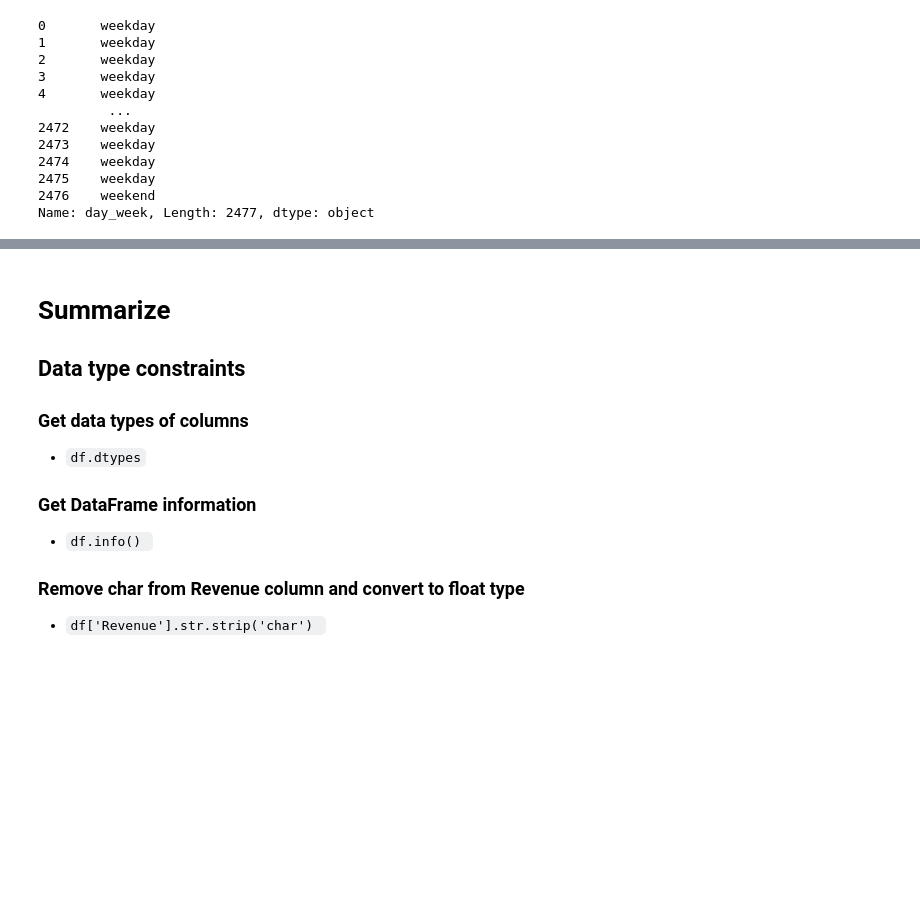
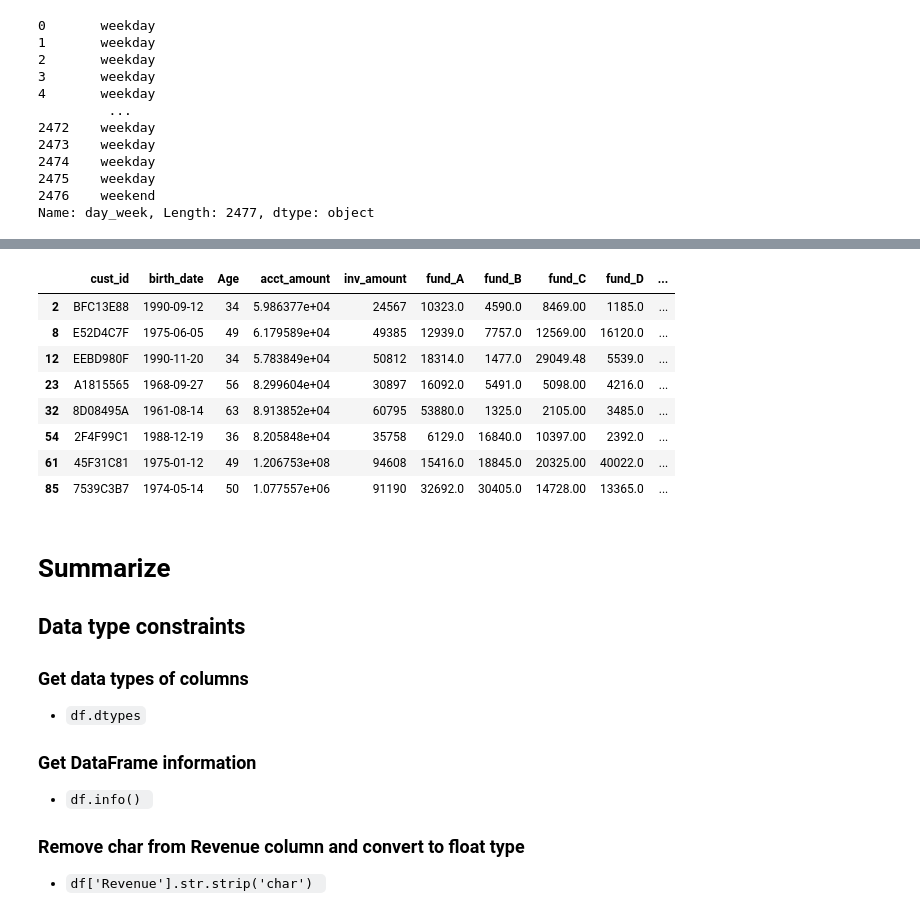
Before and after one commit to MahmoudNamNam/Importing-and-Cleaning-Data, a Jupyter notebook: CleaningData.ipynb, the cells around one changed output, grey strips where cells are left out. Cells and saved outputs as stored; diff of their text form; code cells hidden in the pictures; blank space fills up the shorter version.

```diff
--- a/CleaningData.ipynb
+++ b/CleaningData.ipynb
@@ -426,0 +683,13 @@ Name: day_week, Length: 2477, dtype: object
+# %%
+consistent_age = users[age_equ]
+consistent_age
+# %% [output]
+|  | cust_id | birth_date | Age | acct_amount | inv_amount | fund_A | fund_B | fund_C | fund_D | ... |
+| 2 | BFC13E88 | 1990-09-12 | 34 | 5.986377e+04 | 24567 | 10323.0 | 4590.0 | 8469.00 | 1185.0 | ... |
+| 8 | E52D4C7F | 1975-06-05 | 49 | 6.179589e+04 | 49385 | 12939.0 | 7757.0 | 12569.00 | 16120.0 | ... |
+| 12 | EEBD980F | 1990-11-20 | 34 | 5.783849e+04 | 50812 | 18314.0 | 1477.0 | 29049.48 | 5539.0 | ... |
+| 23 | A1815565 | 1968-09-27 | 56 | 8.299604e+04 | 30897 | 16092.0 | 5491.0 | 5098.00 | 4216.0 | ... |
+| 32 | 8D08495A | 1961-08-14 | 63 | 8.913852e+04 | 60795 | 53880.0 | 1325.0 | 2105.00 | 3485.0 | ... |
+| 54 | 2F4F99C1 | 1988-12-19 | 36 | 8.205848e+04 | 35758 | 6129.0 | 16840.0 | 10397.00 | 2392.0 | ... |
+| 61 | 45F31C81 | 1975-01-12 | 49 | 1.206753e+08 | 94608 | 15416.0 | 18845.0 | 20325.00 | 40022.0 | ... |
+| 85 | 7539C3B7 | 1974-05-14 | 50 | 1.077557e+06 | 91190 | 32692.0 | 30405.0 | 14728.00 | 13365.0 | ... |
```
Also changed, not shown: parts of 31 cells of this notebook.
